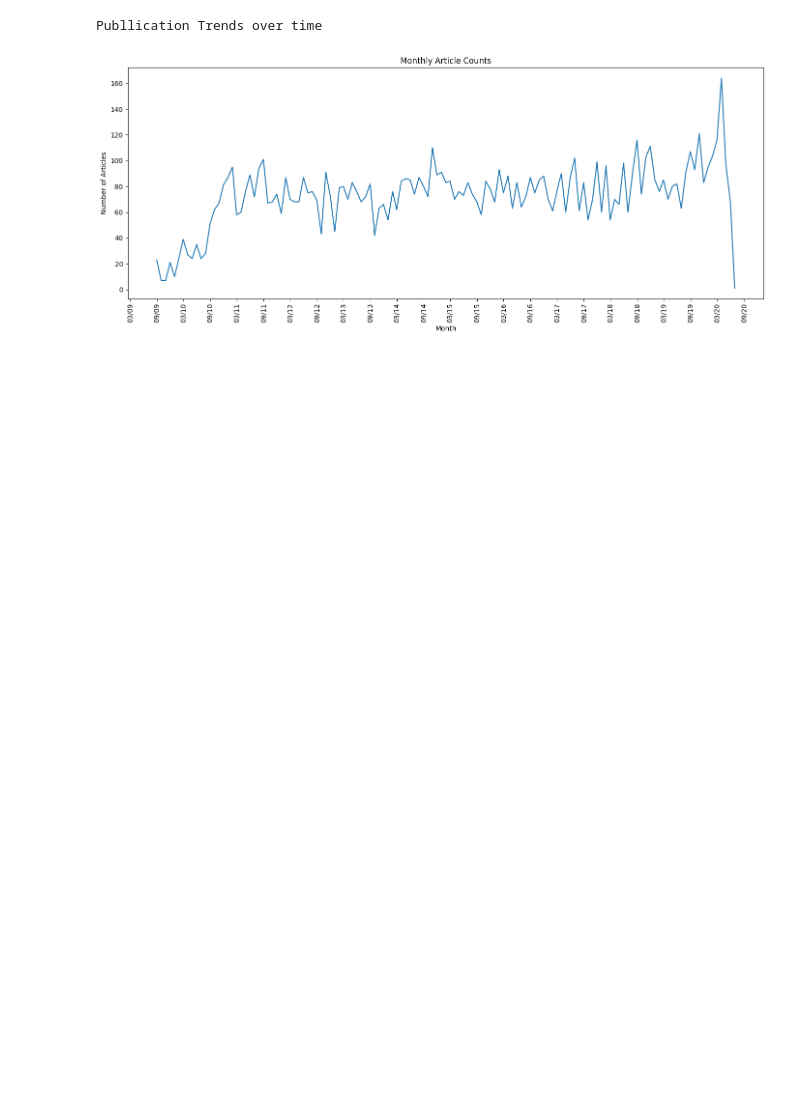
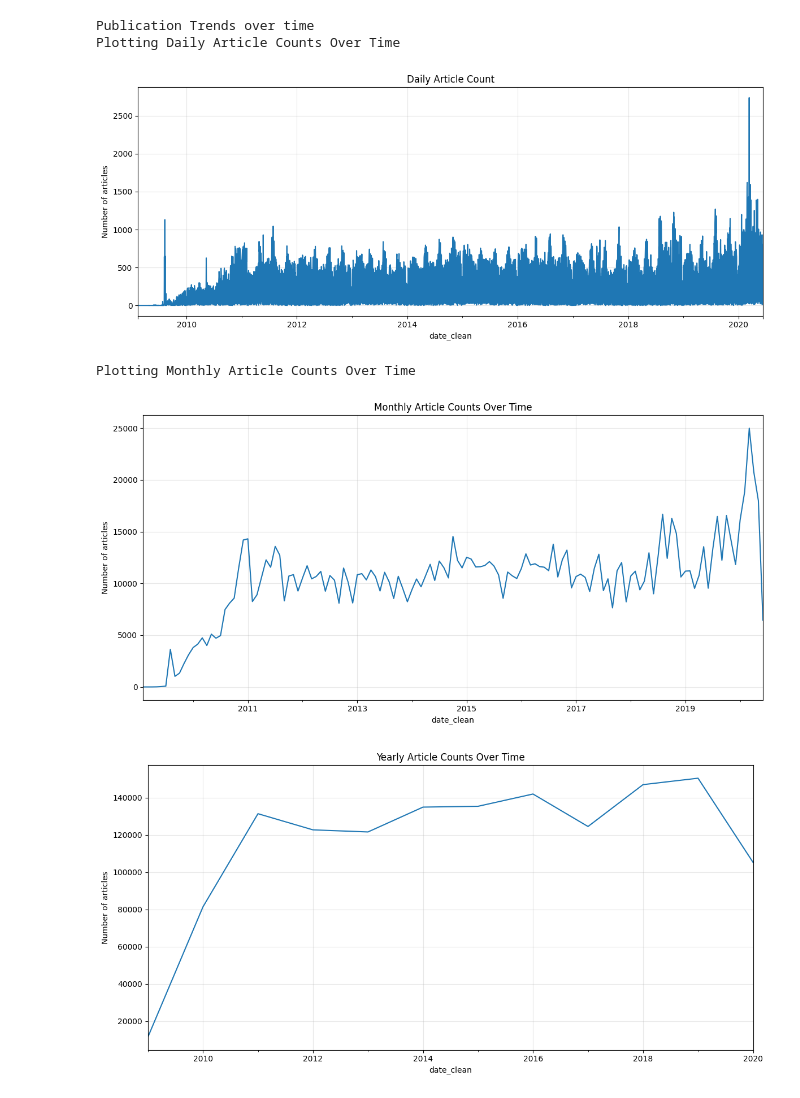
Before and after one commit to Elshaday97/sentiment-analysis-week1, a Jupyter notebook: notebooks/news_eda.ipynb, the cells around one changed output. Cells and saved outputs as stored; diff of their text form; code cells hidden in the pictures; blank space fills up the shorter version.

Commit message:
Feat: Cleaned date time stamp to be timezone naive, added publishers trend over day, month, and year, Added most frequent words & phrases

```diff
--- a/notebooks/news_eda.ipynb
+++ b/notebooks/news_eda.ipynb
@@ -8,8 +15,8 @@ from sklearn.feature_extraction.text import CountVectorizer, TfidfVectorizer
 from sklearn.decomposition import LatentDirichletAllocation
 # %%
 df = pd.read_csv("../data/raw_analyst_ratings.csv")
-# news_df = df.copy()
-news_df = df.sample(n=10000, random_state=42)
+news_df = df.copy()
+# news_df = df.sample(n=10000, random_state=42)
 # %%
 print("Basic Understanding of the dataset")
 print(news_df.info())
@@ -80,32 +87,40 @@ Top 10 Most Active Publishers Based on Article Count:
 # %%
-print("Publlication Trends over time")
+print("Publication Trends over time")
 
-news_df["date"] = pd.to_datetime(
-    news_df["date"], errors="coerce", dayfirst=True, utc=True
-).dt.tz_localize(None)
+news_df["date_clean"] = pd.to_datetime(news_df["date"], format="mixed", utc=True, errors="coerce")
+news_df["date_clean"] = news_df["date_clean"].dt.tz_localize(None)
 
-monthly_counts = news_df.resample("ME", on="date").size()
+news_df = news_df.set_index("date_clean").sort_index()
 
-full_index = pd.date_range(
-    start=monthly_counts.index.min(), end=monthly_counts.index.max(), freq="ME"
-)
-
-monthly_counts = monthly_counts.reindex(full_index, fill_value=0)
-
-plt.figure(figsize=(14, 6))
-plt.plot(monthly_counts.index, monthly_counts.values)
-plt.title("Monthly Article Counts")
-plt.xlabel("Month")
-plt.ylabel("Number of Articles")
+print("Plotting Daily Article Counts Over Time")
+daily_counts = news_df.resample("D").size()
+daily_counts.plot(figsize=(12, 5), title="Daily Article Count")
+plt.ylabel("Number of articles")
+plt.grid(True, alpha=0.3)
+plt.tight_layout()
+plt.show()
 
 
-plt.gca().xaxis.set_major_locator(mdates.MonthLocator(interval=6))
-plt.gca().xaxis.set_major_formatter(mdates.DateFormatter("%m/%y"))
+print("Plotting Monthly Article Counts Over Time")
+monthly_counts = news_df.resample("ME").size()
+monthly_counts.plot(figsize=(12, 6), title="Monthly Article Counts Over Time")
+plt.ylabel("Number of articles")
+plt.tight_layout()
+plt.grid(True, alpha=0.3)
+plt.show()
 
-plt.xticks(rotation=90)
+
+yearly_counts = news_df.resample("YE").size()
+yearly_counts.plot(figsize=(12, 6), title="Yearly Article Counts Over Time")
+plt.ylabel("Number of articles")
+plt.grid(True, alpha=0.3)
 plt.tight_layout()
 plt.show()
 # %% [output]
-Publlication Trends over time
+Publication Trends over time
+Plotting Daily Article Counts Over Time
-[figure, old version]
+[figure, new version]
+Plotting Monthly Article Counts Over Time
+[figure, added]
+[figure, added]
 # %%
```
Also changed, not shown: parts of 6 cells of this notebook, 1 other file.
